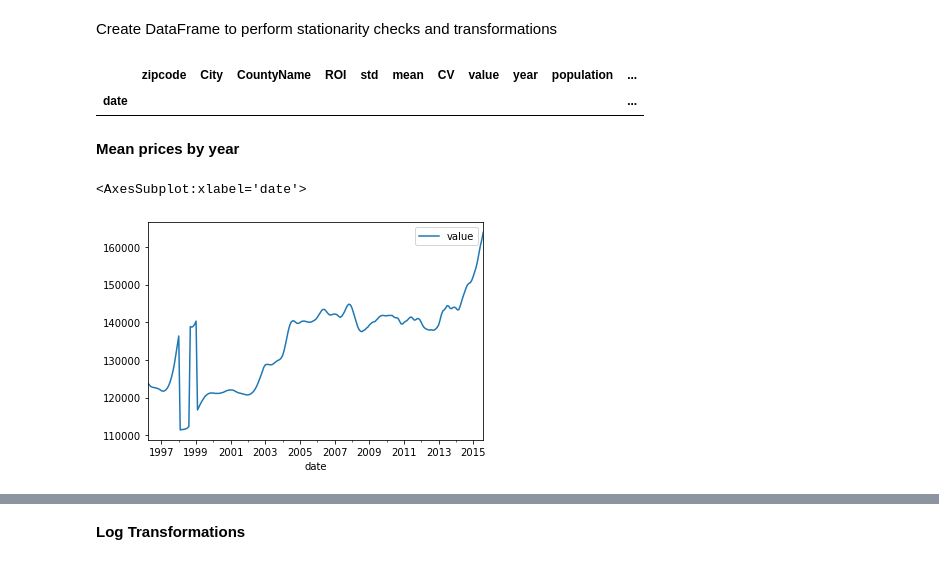
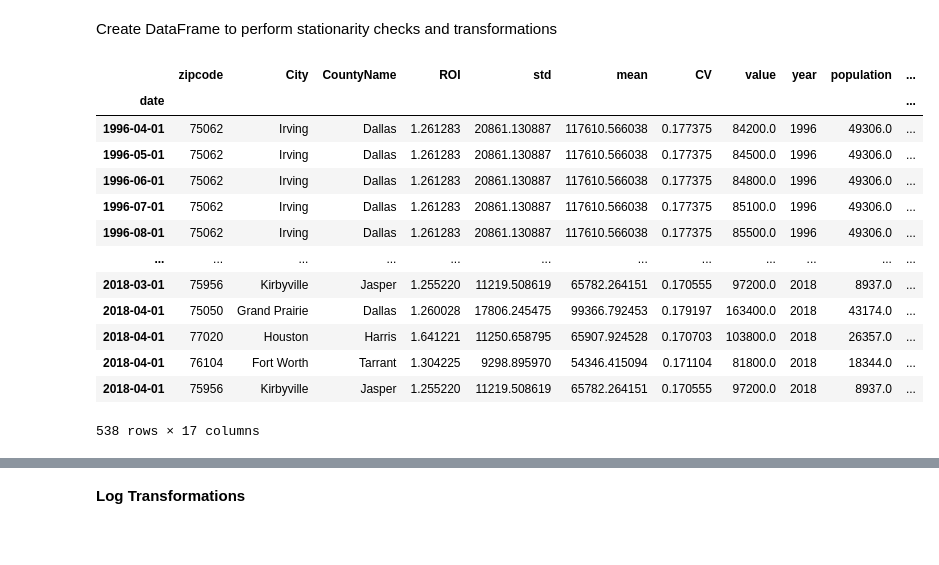
Before and after one commit to rhk48/zillow-time-series, a Jupyter notebook: lorela_nb.ipynb, the cells around one changed output, grey strips where cells are left out. Cells and saved outputs as stored; diff of their text form; code cells hidden in the pictures.

```diff
--- a/lorela_nb.ipynb
+++ b/lorela_nb.ipynb
@@ -37,15 +37,15 @@ See the caveats in the documentation: https://pandas.pydata.org/pandas-docs/stab
   return super().drop(
 # %%
 #Calculate historical return on investment
-raw_df['ROI']= (raw_df['2018-04']/raw_df['2004-01'])-1
+raw_df['ROI']= (raw_df['2018-04']/raw_df['1996-04'])-1
 raw_df['ROI']
 
 
 #Calculate standard deviation of monthly values
-raw_df['std']=raw_df.loc[:,'2004-01':'2018-04'].std(skipna=True, axis=1)
+raw_df['std']=raw_df.loc[:,'1996-04':'2018-04'].std(skipna=True, axis=1)
 
 #Calculate historical mean value
-raw_df['mean']=raw_df.loc[:,'2004-01':'2018-04'].mean(skipna=True, axis=1)
+raw_df['mean']=raw_df.loc[:,'1996-04':'2018-04'].mean(skipna=True, axis=1)
 
 #Calculate coefficient of variance
 raw_df['CV']=raw_df['std']/raw_df['mean']
@@ -362,17 +362,21 @@ CV upper limit: 0.12188571953567728
 # %% [markdown]
 Create DataFrame to perform stationarity checks and transformations
 # %%
-zipcodes =[78204, 77550, 78227, 79110, 79605]
+zipcodes =[77020, 76104, 75062, 75050, 75956]
 df_merged = df_merged[df_merged['zipcode'].isin(zipcodes)]
 df_merged
 # %% [output]
 |  | zipcode | City | CountyName | ROI | std | mean | CV | value | year | population | ... |
 | date |  |  |  |  |  |  |  |  |  |  | ... |
+| 1996-04-01 | 75062 | Irving | Dallas | 1.261283 | 20861.130887 | 117610.566038 | 0.177375 | 84200.0 | 1996 | 49306.0 | ... |
+| 1996-05-01 | 75062 | Irving | Dallas | 1.261283 | 20861.130887 | 117610.566038 | 0.177375 | 84500.0 | 1996 | 49306.0 | ... |
+| 1996-06-01 | 75062 | Irving | Dallas | 1.261283 | 20861.130887 | 117610.566038 | 0.177375 | 84800.0 | 1996 | 49306.0 | ... |
+| 1996-07-01 | 75062 | Irving | Dallas | 1.261283 | 20861.130887 | 117610.566038 | 0.177375 | 85100.0 | 1996 | 49306.0 | ... |
+| 1996-08-01 | 75062 | Irving | Dallas | 1.261283 | 20861.130887 | 117610.566038 | 0.177375 | 85500.0 | 1996 | 49306.0 | ... |
+| ... | ... | ... | ... | ... | ... | ... | ... | ... | ... | ... | ... |
+| 2018-03-01 | 75956 | Kirbyville | Jasper | 1.255220 | 11219.508619 | 65782.264151 | 0.170555 | 97200.0 | 2018 | 8937.0 | ... |
+| 2018-04-01 | 75050 | Grand Prairie | Dallas | 1.260028 | 17806.245475 | 99366.792453 | 0.179197 | 163400.0 | 2018 | 43174.0 | ... |
+| 2018-04-01 | 77020 | Houston | Harris | 1.641221 | 11250.658795 | 65907.924528 | 0.170703 | 103800.0 | 2018 | 26357.0 | ... |
+| 2018-04-01 | 76104 | Fort Worth | Tarrant | 1.304225 | 9298.895970 | 54346.415094 | 0.171104 | 81800.0 | 2018 | 18344.0 | ... |
+| 2018-04-01 | 75956 | Kirbyville | Jasper | 1.255220 | 11219.508619 | 65782.264151 | 0.170555 | 97200.0 | 2018 | 8937.0 | ... |
+538 rows × 17 columns
-# %% [markdown]
-**Mean prices by year**
-# %%
-avg_prices = df_merged.groupby('date').aggregate({'value':'mean'})
-avg_prices.plot()
-# %% [output]
-<AxesSubplot:xlabel='date'>
-[figure, removed]
```
Also changed, not shown: parts of 28 cells of this notebook.
